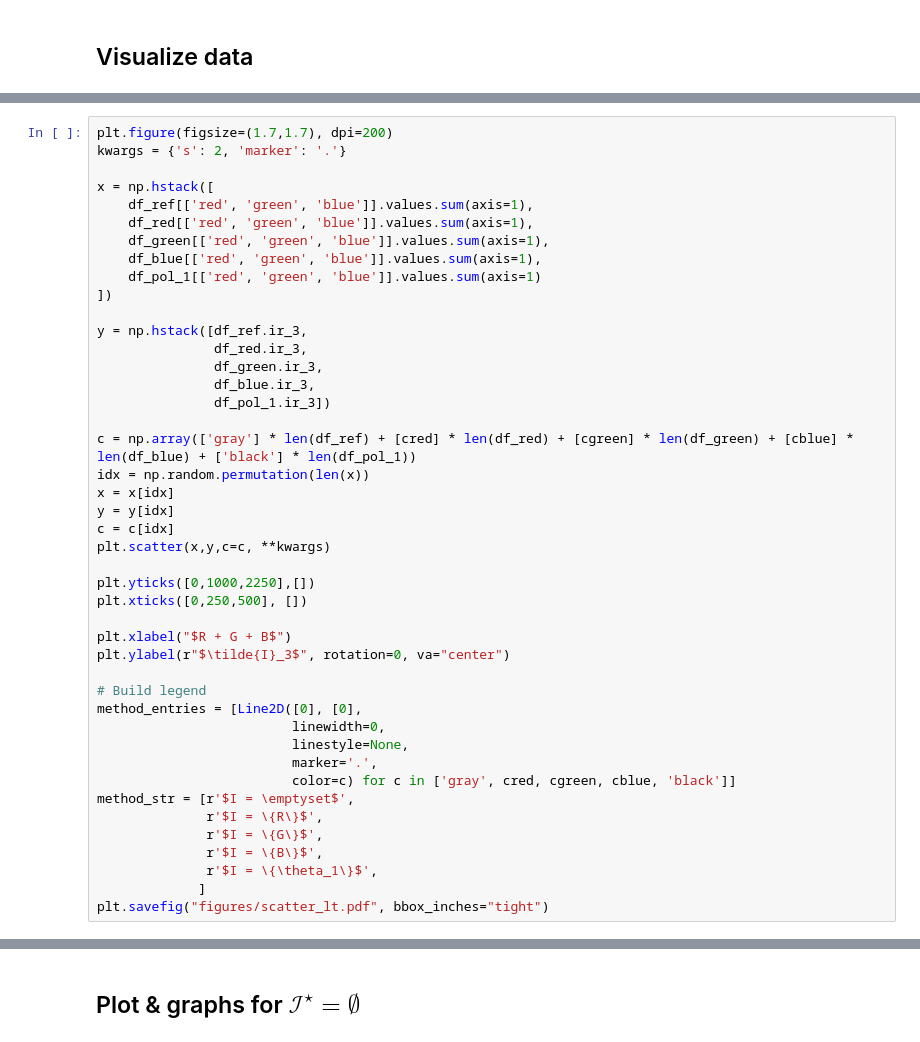
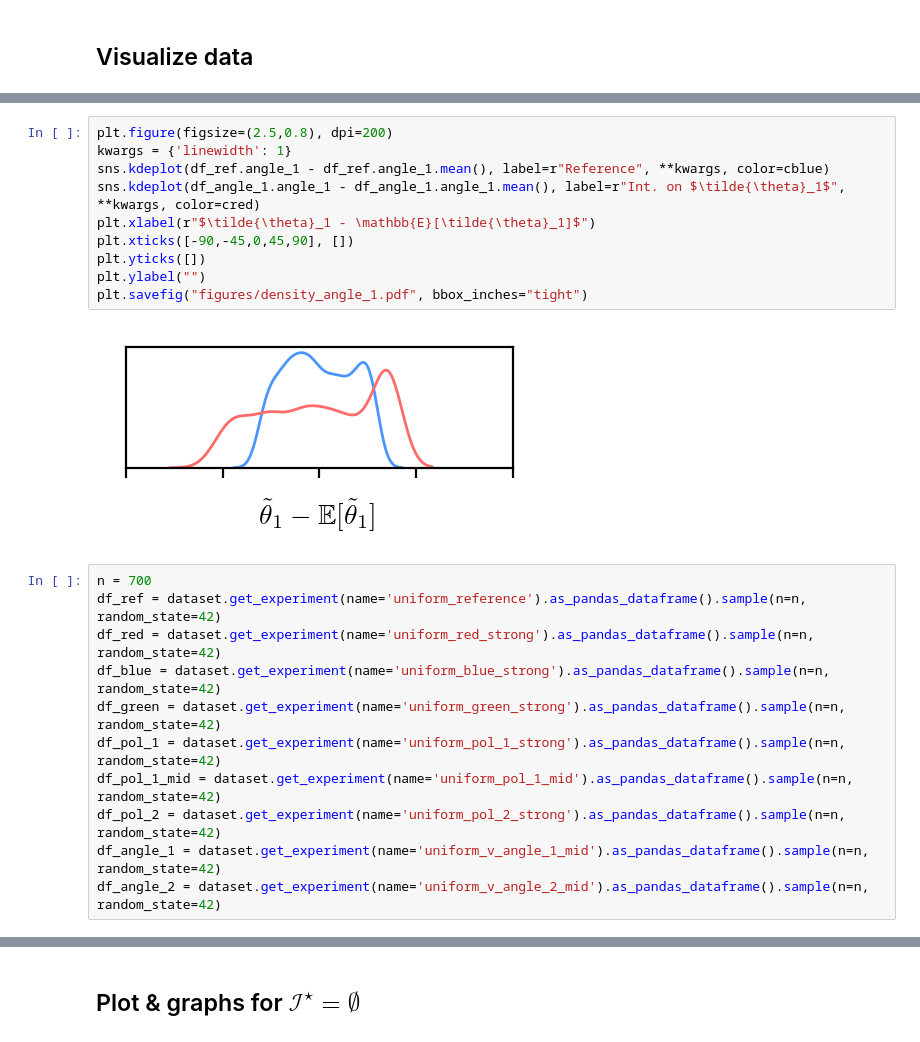
Before and after one commit to juangamella/gnies-paper, a Jupyter notebook: figures_light_tunnel.ipynb, the cells around one changed output, grey strips where cells are left out. Drawn from its saved outputs; the diff is of its cells as text.

```diff
--- a/figures_light_tunnel.ipynb
+++ b/figures_light_tunnel.ipynb
@@ -201,44 +216,23 @@ sns.kdeplot(df_pol_1.pol_1, color='black', linestyle='--')
-# %%
-plt.figure(figsize=(1.7,1.7), dpi=200)
-kwargs = {'s': 2, 'marker': '.'}
-
-x = np.hstack([
-    df_ref[['red', 'green', 'blue']].values.sum(axis=1),
-    df_red[['red', 'green', 'blue']].values.sum(axis=1),
-    df_green[['red', 'green', 'blue']].values.sum(axis=1),
-    df_blue[['red', 'green', 'blue']].values.sum(axis=1),
-    df_pol_1[['red', 'green', 'blue']].values.sum(axis=1)
-])
-
-y = np.hstack([df_ref.ir_3,
-               df_red.ir_3,
-               df_green.ir_3,
-               df_blue.ir_3,
-               df_pol_1.ir_3])
-
-c = np.array(['gray'] * len(df_ref) + [cred] * len(df_red) + [cgreen] * len(df_green) + [cblue] * len(df_blue) + ['black'] * len(df_pol_1))
-idx = np.random.permutation(len(x))
-x = x[idx]
-y = y[idx]
-c = c[idx]
-plt.scatter(x,y,c=c, **kwargs)
-
-plt.yticks([0,1000,2250],[])
-plt.xticks([0,250,500], [])
-
-plt.xlabel("$R + G + B$")
-plt.ylabel(r"$\tilde{I}_3$", rotation=0, va="center")
-
-# Build legend
-method_entries = [Line2D([0], [0],
-                         linewidth=0,
-                         linestyle=None,
-                         marker='.',
-                         color=c) for c in ['gray', cred, cgreen, cblue, 'black']]
-method_str = [r'$I = \emptyset$',
-              r'$I = \{R\}$',
-              r'$I = \{G\}$',
-              r'$I = \{B\}$',
-              r'$I = \{\theta_1\}$',
-             ]
-plt.savefig("figures/scatter_lt.pdf", bbox_inches="tight")
+# %%
+plt.figure(figsize=(2.5,0.8), dpi=200)
+kwargs = {'linewidth': 1}
+sns.kdeplot(df_ref.angle_1 - df_ref.angle_1.mean(), label=r"Reference", **kwargs, color=cblue)
+sns.kdeplot(df_angle_1.angle_1 - df_angle_1.angle_1.mean(), label=r"Int. on $\tilde{\theta}_1$", **kwargs, color=cred)
+plt.xlabel(r"$\tilde{\theta}_1 - \mathbb{E}[\tilde{\theta}_1]$")
+plt.xticks([-90,-45,0,45,90], [])
+plt.yticks([])
+plt.ylabel("")
+plt.savefig("figures/density_angle_1.pdf", bbox_inches="tight")
+# %% [output]
+[figure, added]
+# %%
+n = 700
+df_ref = dataset.get_experiment(name='uniform_reference').as_pandas_dataframe().sample(n=n, random_state=42)
+df_red = dataset.get_experiment(name='uniform_red_strong').as_pandas_dataframe().sample(n=n, random_state=42)
+df_blue = dataset.get_experiment(name='uniform_blue_strong').as_pandas_dataframe().sample(n=n, random_state=42)
+df_green = dataset.get_experiment(name='uniform_green_strong').as_pandas_dataframe().sample(n=n, random_state=42)
+df_pol_1 = dataset.get_experiment(name='uniform_pol_1_strong').as_pandas_dataframe().sample(n=n, random_state=42)
+df_pol_1_mid = dataset.get_experiment(name='uniform_pol_1_mid').as_pandas_dataframe().sample(n=n, random_state=42)
+df_pol_2 = dataset.get_experiment(name='uniform_pol_2_strong').as_pandas_dataframe().sample(n=n, random_state=42)
+df_angle_1 = dataset.get_experiment(name='uniform_v_angle_1_mid').as_pandas_dataframe().sample(n=n, random_state=42)
+df_angle_2 = dataset.get_experiment(name='uniform_v_angle_2_mid').as_pandas_dataframe().sample(n=n, random_state=42)
```
Also changed, not shown: parts of 44 cells of this notebook.
